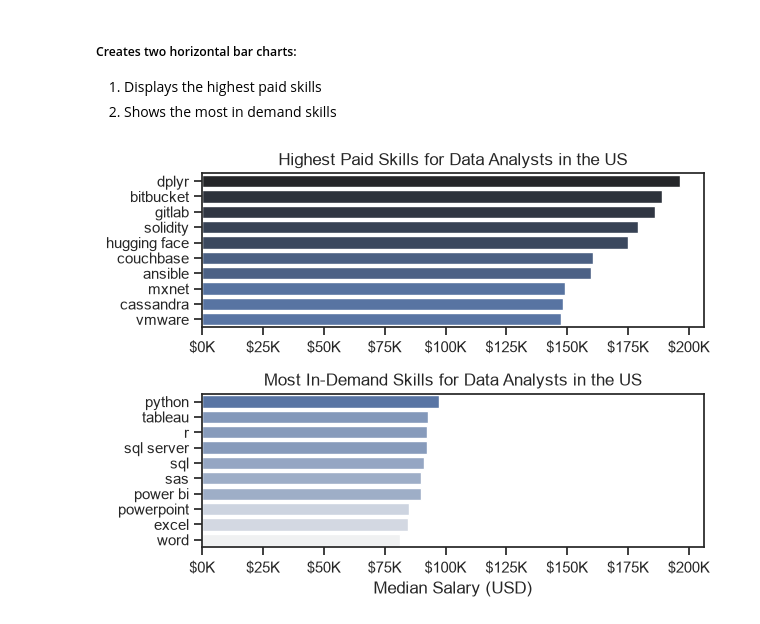
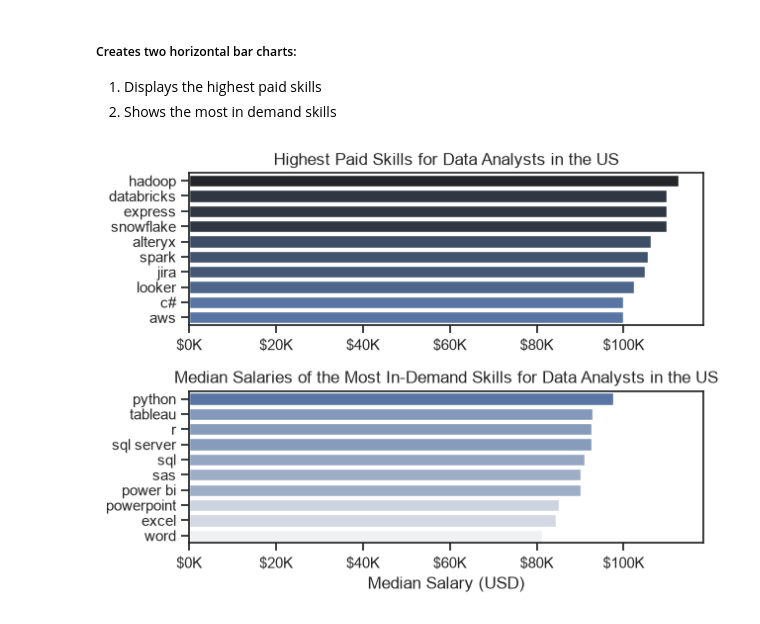
Before and after one commit to GauthamMA/python-data-job-market-analysis, a Jupyter notebook: 3_salary_analysis.ipynb, the cells around one changed output. Saved outputs shown, nothing was run; the diff lists cells and outputs as text; code cells hidden in the pictures.

Commit message:
salary analysis verified,readme updated

```diff
--- a/3_salary_analysis.ipynb
+++ b/3_salary_analysis.ipynb
@@ -86,9 +84,20 @@ df_DA_US[['salary_year_avg', 'job_skills']].head(5)
 
 Gets the top ten highest-paying skills for Data Analysts by calculating the median salary for each skill listed in the df_DA_US. It groups the data by job skills, computes the median salary, sorts these values in descending order by median, and then selects the top 10. This is then formatted into a new DataFrame (df_DA_top_pay) with a reset index and a renamed salary column labeled 'median_salary'.
 # %%
-df_DA_top_pay = df_DA_US.groupby('job_skills')['salary_year_avg'].agg(['count', 'median']).sort_values(by='median', ascending=False)
+min_count = 50
 
-df_DA_top_pay = df_DA_top_pay.head(10)
+df_DA_top_pay = (
+    df_DA_US
+    .groupby('job_skills')['salary_year_avg']
+    .agg(['count', 'median'])
+)
+
+df_DA_top_pay = (
+    df_DA_top_pay[df_DA_top_pay['count'] >= min_count]
+    .sort_values(by='median', ascending=False)
+    .head(10)
+)
+
 
 df_DA_top_pay
 
@@ -123,30 +132,31 @@ df_DA_skills
 # %%
 fig, ax = plt.subplots(2, 1)
 
 # Top 10 Highest Paid Skills for Data Analysts
 sns.barplot(data=df_DA_top_pay, x='median', y=df_DA_top_pay.index, hue='median', ax=ax[0], palette='dark:b_r')
 ax[0].legend().remove()
-# original code:
-# df_DA_top_pay[::-1].plot(kind='barh', y='median', ax=ax[0], legend=False)
 ax[0].set_title('Highest Paid Skills for Data Analysts in the US')
 ax[0].set_ylabel('')
 ax[0].set_xlabel('')
 ax[0].xaxis.set_major_formatter(plt.FuncFormatter(lambda x, _: f'${int(x/1000)}K'))
 
 
 # Top 10 Most In-Demand Skills for Data Analysts')
 sns.barplot(data=df_DA_skills, x='median', y=df_DA_skills.index, hue='median', ax=ax[1], palette='light:b')
 ax[1].legend().remove()
-# original code:
-# df_DA_skills[::-1].plot(kind='barh', y='median', ax=ax[1], legend=False)
-ax[1].set_title('Most In-Demand Skills for Data Analysts in the US')
+ax[1].set_title('Median Salaries of the Most In-Demand Skills for Data Analysts in the US')
 ax[1].set_ylabel('')
 ax[1].set_xlabel('Median Salary (USD)')
 ax[1].set_xlim(ax[0].get_xlim())  # Set the same x-axis limits as the first plot
 ax[1].xaxis.set_major_formatter(plt.FuncFormatter(lambda x, _: f'${int(x/1000)}K'))
 
 sns.set_theme(style='ticks')
 plt.tight_layout()
+plt.savefig(
+    'images/3_salary_analysis.png',
+    bbox_inches='tight',
+    dpi=300
+)
 plt.show()
 # %% [output]
-[figure, old version]
+[figure, new version]
```
Also changed, not shown: parts of 2 cells of this notebook, 2 other files.
